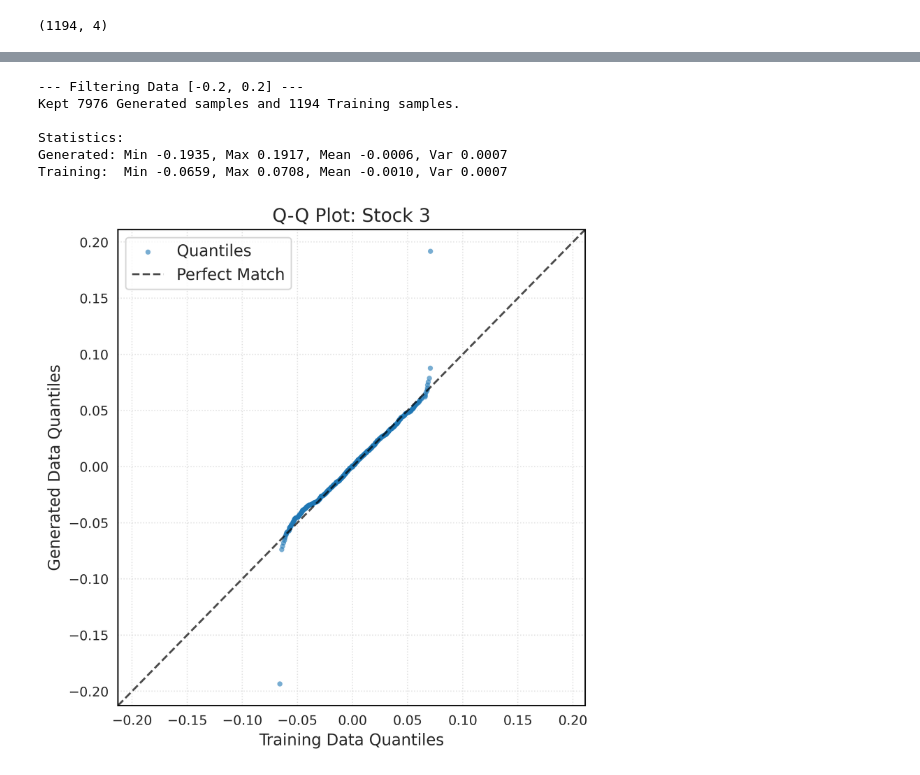
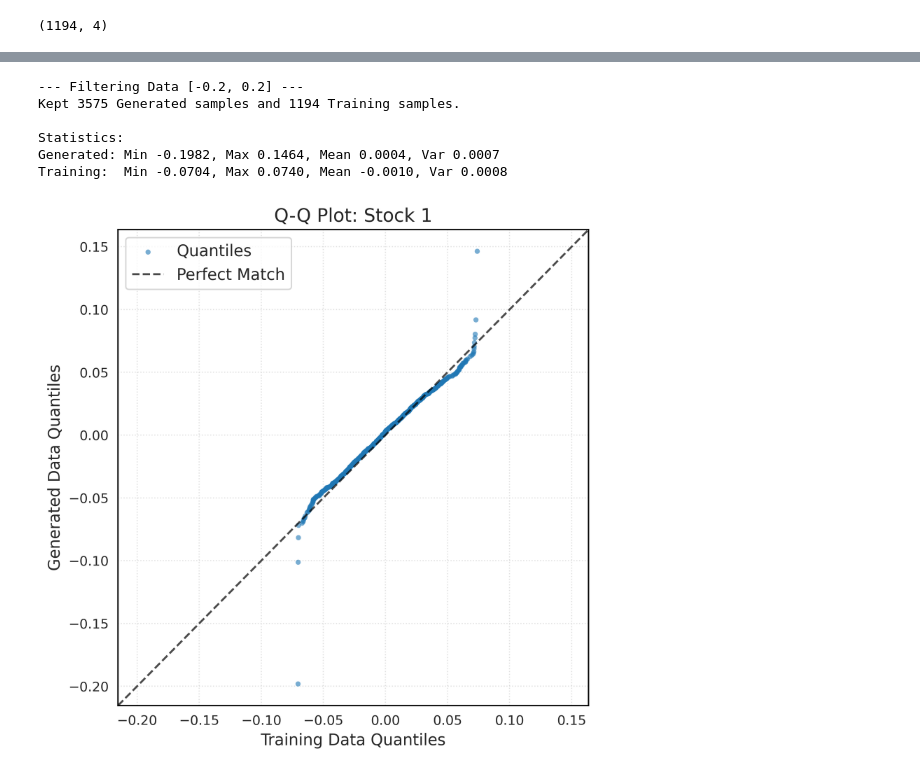
Before and after one commit to aliceitmushuk/adapted_diffusion_MPC, a Jupyter notebook: Evalution_factor.ipynb, the cells around one changed output, grey strips where cells are left out. Saved outputs shown, nothing was run; the diff lists cells and outputs as text; code cells hidden in the pictures.

```diff
--- a/Evalution_factor.ipynb
+++ b/Evalution_factor.ipynb
@@ -17,7 +17,7 @@ import glob
 import os
 # %%
 # Folder path
-folder = "/home/yinbinha/adapted_diffusion_model/samples/dfm_training_data_example_ts1763542066_seed42"
+folder = "/home/yinbinha/adapted_diffusion_model/samples/dfm_training_data_example_ts1764041258_seed42"
 
 # Get all batch files sorted by batch number
 files = sorted(glob.glob(os.path.join(folder, "sample_batch*.npy")))
@@ -257,12 +257,12 @@ def comparison_qqplot(stock_i, training_return_data, generated_return_data, filt
     plt.tight_layout()
     plt.show()
 # %%
-comparison_qqplot(3, training_return_data=training_data, generated_return_data=dit)
+comparison_qqplot(1, training_return_data=training_data, generated_return_data=dit)
 # %% [output]
 --- Filtering Data [-0.2, 0.2] ---
-Kept 7976 Generated samples and 1194 Training samples.
+Kept 3575 Generated samples and 1194 Training samples.
 
 Statistics:
-Generated: Min -0.1935, Max 0.1917, Mean -0.0006, Var 0.0007
-Training:  Min -0.0659, Max 0.0708, Mean -0.0010, Var 0.0007
+Generated: Min -0.1982, Max 0.1464, Mean 0.0004, Var 0.0007
+Training:  Min -0.0704, Max 0.0740, Mean -0.0010, Var 0.0008
-[figure, old version]
+[figure, new version]
```
Also changed, not shown: parts of 2 cells of this notebook, 1 other file.
